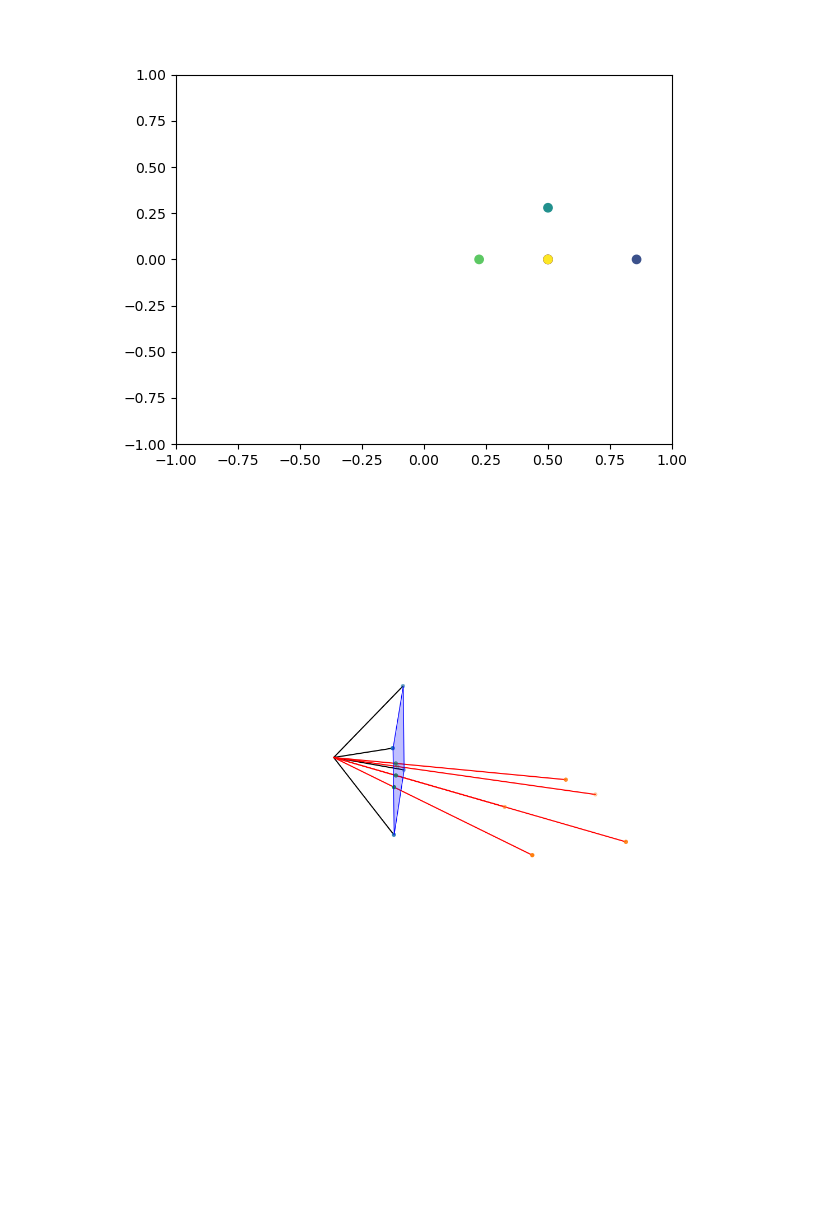
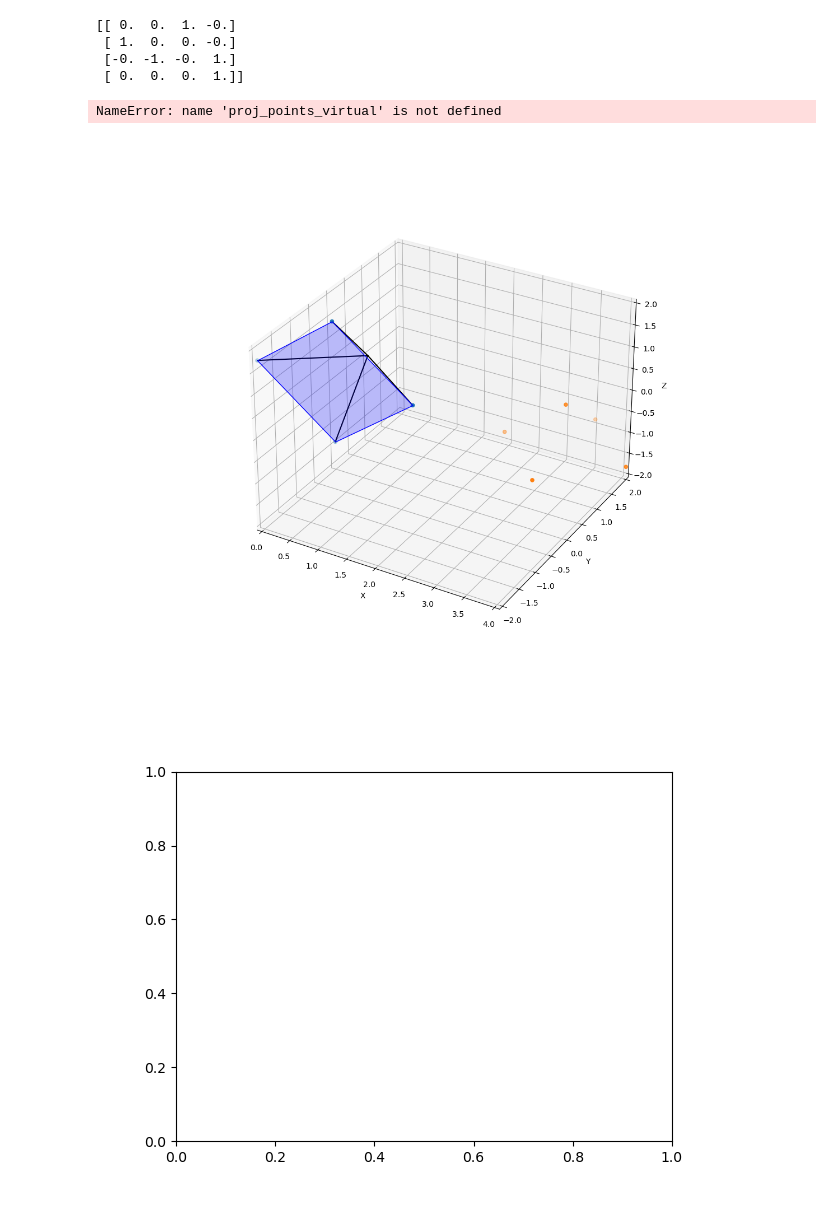
Before and after one commit to ajdillhoff/Linear-Algebra-Examples, a Jupyter notebook: computer_graphics/camera_model.ipynb, the cells around one changed output. Saved outputs shown, nothing was run; the diff lists cells and outputs as text; code cells hidden in the pictures; blank space fills up the shorter version.

```diff
--- a/computer_graphics/camera_model.ipynb
+++ b/computer_graphics/camera_model.ipynb
@@ -162,11 +162,25 @@ def transform_points(points, T):
     proj_points /= proj_points[3, :]
 
     return proj_points[:3, :].T
+# %%
+
+
+camera = np.array([0.0, 1.0, 0.0])
+at = np.array([0.0, 0.0, 0.0])
+up = np.array([1.0, 0.0, 0.0])
+
+M = look_at(camera, at, up)
+print(M)
+# %% [output]
+[[ 0.  0.  1. -0.]
+ [ 1.  0.  0. -0.]
+ [-0. -1. -0.  1.]
+ [ 0.  0.  0.  1.]]
 # %%
 # Camera location
-camera = np.array([0.0, 0.0, 0.0])
-at = np.array([4.0, 2.0, 0.0])
-up = np.array([0.0, 0.0, 1.0])
+camera = np.array([0.0, 1.0, 0.0])
+at = np.array([0.0, 0.0, 0.0])
+up = np.array([1.0, 0.0, 1.0])
 f = 1
 
 # Build camera matrix
@@ -194,39 +208,40 @@ ax3d.set_ylabel("Y")
 ax3d.set_zlabel("Z")
 
 # Compute projected points on virtual plane
-proj_points_virtual = compute_projected_points3d(points, camera_matrix, proj_matrix, f)
+# proj_points_virtual = compute_projected_points3d(points, camera_matrix, proj_matrix, f)
 
 # Compute projected points on sensor plane
 # proj_points_physical = compute_projected_points3d(points, camera_matrix, build_projection_matrix(f, True), f, True)
 
 # Transform to camera space
 T = proj_matrix @ camera_matrix
-camera_points = transform_points(points, camera_matrix)
-image_points = transform_points(points, T)
+# camera_points = transform_points(points, camera_matrix)
+# image_points = transform_points(points, T)
 
 # Draw camera
 draw_camera(ax3d, camera, camera_matrix, f, False)
 draw(ax3d, points)
 draw(ax3d, proj_points_virtual)
 # draw(ax3d, proj_points_physical)
 
 # Draw line from projected points to the 3D point
 # for i in range(points.shape[0]):
 #     ax3d.plot([proj_points_physical[i, 0], points[i, 0]],
 #               [proj_points_physical[i, 1], points[i, 1]],
 #               [proj_points_physical[i, 2], points[i, 2]], c='r')
 for i in range(points.shape[0]):
     ax3d.plot([camera[0], points[i, 0]],
               [camera[1], points[i, 1]],
               [camera[2], points[i, 2]], c='r')
 
 ax3d.set_axis_off()
 
 ax2d.scatter(image_points[:, 0], image_points[:, 1], c=camera_points[:, 2])
 ax2d.set_xlim([-1, 1])
 ax2d.set_ylim([-1, 1])
 
 plt.show()
 # %% [output]
+NameError: name 'proj_points_virtual' is not defined
-[figure, old version]
+[figure, new version]
-[figure, old version]
+[figure, new version]
```
Also changed, not shown: 2 other files.
